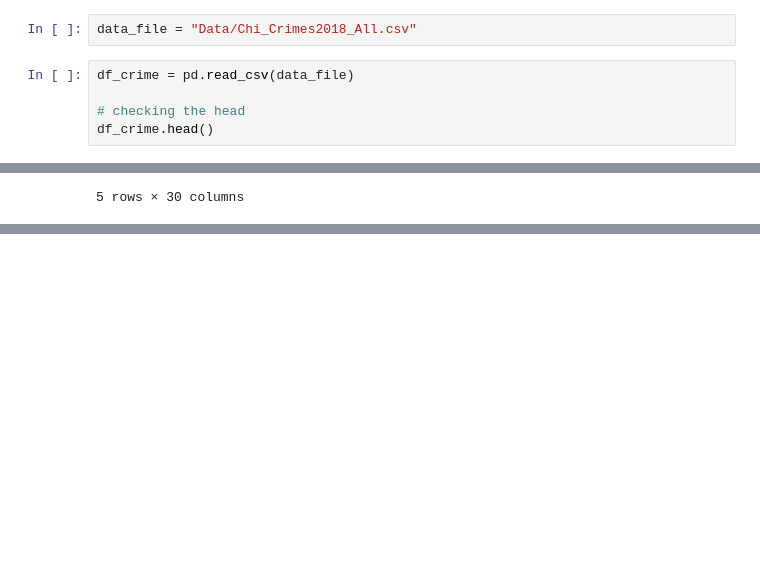
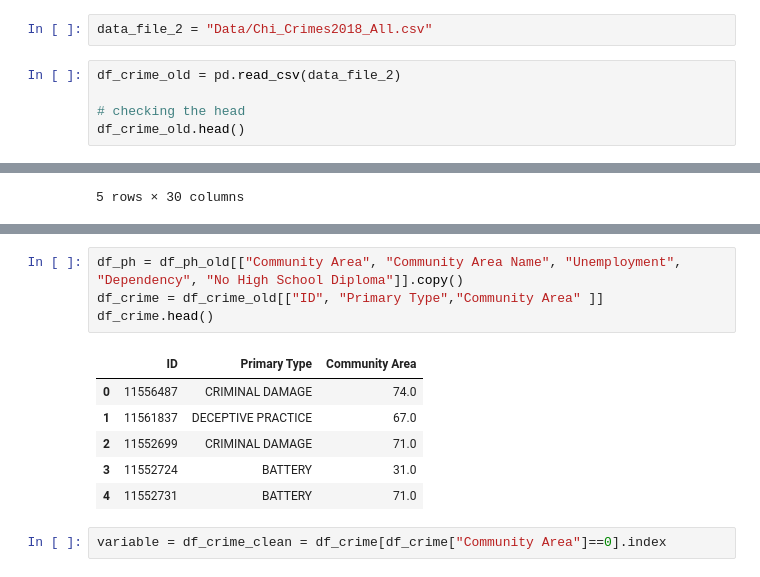
Before and after one commit to chell0011/MMA1, a Jupyter notebook: ETL.ipynb, the cells around one changed output, grey strips where cells are left out. Saved outputs shown, nothing was run; the diff lists cells and outputs as text; blank space fills up the shorter version.

```diff
--- a/ETL.ipynb
+++ b/ETL.ipynb
@@ -13,10 +43,10 @@ FileNotFoundError: [Errno 2] File b'Data/Chi_PH_indicators_by_cmty_2005_2011.csv
 # %%
-data_file = "Data/Chi_Crimes2018_All.csv"
+data_file_2 = "Data/Chi_Crimes2018_All.csv"
 # %%
-df_crime = pd.read_csv(data_file)
+df_crime_old = pd.read_csv(data_file_2)
 
 # checking the head
-df_crime.head()
+df_crime_old.head()
 # %% [output]
 |  | ID | Case Number | Date | Block | IUCR | Primary Type | Description | Location Description | ... |
 | 0 | 11556487 | JC104662 | 12/31/2018 11:59:00 PM | 112XX S SACRAMENTO AVE | 1320 | CRIMINAL DAMAGE | TO VEHICLE | STREET | ... |
@@ -27,0 +92,13 @@ df_crime.head()
+# %%
+df_ph = df_ph_old[["Community Area", "Community Area Name", "Unemployment", "Dependency", "No High School Diploma"]].copy()
+df_crime = df_crime_old[["ID", "Primary Type","Community Area" ]]
+df_crime.head()
+# %% [output]
+|  | ID | Primary Type | Community Area |
+| 0 | 11556487 | CRIMINAL DAMAGE | 74.0 |
+| 1 | 11561837 | DECEPTIVE PRACTICE | 67.0 |
+| 2 | 11552699 | CRIMINAL DAMAGE | 71.0 |
+| 3 | 11552724 | BATTERY | 31.0 |
+| 4 | 11552731 | BATTERY | 71.0 |
+# %%
+variable = df_crime_clean = df_crime[df_crime["Community Area"]==0].index
```
Also changed, not shown: parts of 24 cells of this notebook, 1 other file.
